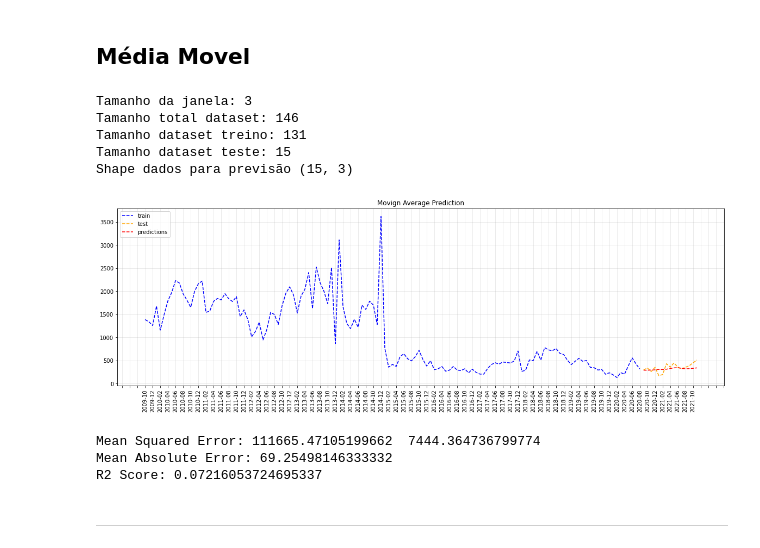
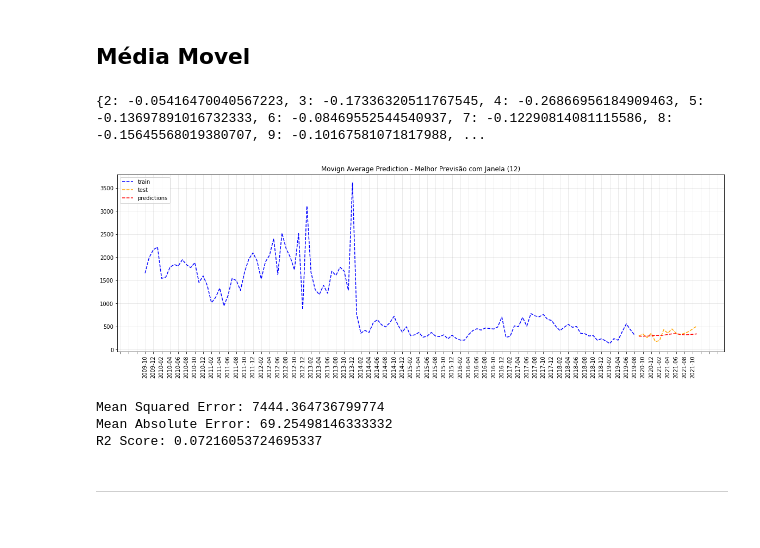
Before and after one commit to gdutramartins/forecast-desembolso, a Jupyter notebook: univariate_stats_pred.ipynb, the cells around one changed output. Drawn from its saved outputs; the diff is of its cells as text; code cells hidden in the pictures.

```diff
--- a/univariate_stats_pred.ipynb
+++ b/univariate_stats_pred.ipynb
@@ -69,0 +65,10 @@ def prepare_test_window_dataset(full_dataset: np.ndarray, test_percentual_size:
+# %%
+def get_predictions_performance(y_pred: np.ndarray, y_true: np.ndarray, metric: str):
+    if metric == MEAN_ABSOLUTE_METRIC:
+        return mean_absolute_error(y_true, y_pred)
+    elif metric == MEAN_SQUARED_METRIC:
+        return mean_squared_error(y_true, y_pred, squared=True)
+    elif metric == R2_METRIC:
+        return r2_score(y_true, y_pred)
+    else:
+        raise ValueError(f"Métrica informada é inválida {metric}")
@@ -70,3 +121,14 @@ def prepare_test_window_dataset(full_dataset: np.ndarray, test_percentual_size:
+# %%
+# Retorna X_test, y_pred, y_test respectivamente
+def execute_prevision(pred_function: Callable, window_size:int, observations: np.ndarray) -> Tuple[np.ndarray, np.ndarray, np.ndarray]:
+    X_train, X_test, y_train, y_test = split_train_test_window_dataset(observations, TEST_SPLIT_SIZE, window_size)
+    prediction_list:List = []
+    for t_index in range(len(y_train)):
+        valor_previsto = pred_function(y_train[t_index])
+        prediction_list.append(valor_previsto)
+    prediction = np.array(prediction_list)
+
+    return X_test, prediction, y_test
 # %% [markdown]
 ---
 # %% [markdown]
@@ -80,14 +139,4 @@ test_size: int = 10 #em percentual
 # %%
-train, test, test_dataset = prepare_test_window_dataset(desembolso, test_size, window_size)
+best_window_ma, best_metric_value_ma = get_best_window_size(desembolso, TEST_SPLIT_SIZE, predict_by_moving_average, min_size=2, max_size=12, metric=R2_METRIC)
+# %% [output]
+{2: -0.05416470040567223, 3: -0.17336320511767545, 4: -0.26866956184909463, 5: -0.13697891016732333, 6: -0.08469552544540937, 7: -0.12290814081115586, 8: -0.15645568019380707, 9: -0.10167581071817988, ...
-# %%
-print(f'Tamanho da janela: {window_size}')
-print(f'Tamanho total dataset: {len(desembolso)}')
-print('Tamanho dataset treino:', len(train))
-print('Tamanho dataset teste:', len(test))
-print(f'Shape dados para previsão {test_dataset.shape}')
-# %% [output]
-Tamanho da janela: 3
-Tamanho total dataset: 146
-Tamanho dataset treino: 131
-Tamanho dataset teste: 15
-Shape dados para previsão (15, 3)
@@ -99,25 +143,26 @@ ma_prediction = np.array(ma_prediction_list)
+# %%
+X_test, ma_prediction, y_true = execute_prevision(predict_by_moving_average, best_window_ma, desembolso)
 # %%
 plt.figure(figsize=(20,6))
 plt.xticks(rotation='vertical')
 plt.gca().xaxis.set_major_locator(plt.MultipleLocator(2))
-plt.plot(desembolso_time[:-len(test)], train, 'b--', label="train")
-plt.plot(desembolso_time[-len(test):], test, color='orange', linestyle="--", label="test")
-plt.plot(desembolso_time[-len(test):], ma_prediction, 'r--', label="predictions")
+plt.plot(desembolso_time[:len(X_test)], X_test, 'b--', label="train")
+plt.plot(desembolso_time[-len(y_true):], y_true, color='orange', linestyle="--", label="test")
+plt.plot(desembolso_time[-len(ma_prediction):], ma_prediction, 'r--', label="predictions")
 plt.legend(loc='upper left')
-plt.title("Movign Average Prediction")
+plt.title(f"Movign Average Prediction - Melhor Previsão com Janela ({best_window_ma})")
 plt.grid(alpha=0.3);
 # %% [output]
-[figure, old version]
+[figure, new version]
 # %%
-ma_mse = mse(test, ma_prediction)
-ma_mse_sk = mean_squared_error(test, ma_prediction, squared=True)
-ma_mae = mean_absolute_error(test, ma_prediction)
-ma_r2 = r2_score(test, ma_prediction)
-print(f'Mean Squared Error: {ma_mse} ', ma_mse_sk)
+ma_mse = mean_squared_error(y_true, ma_prediction, squared=True)
+ma_mae = mean_absolute_error(y_true, ma_prediction)
+ma_r2 = r2_score(y_true, ma_prediction)
+print(f'Mean Squared Error: {ma_mse} ')
 print(f'Mean Absolute Error: {ma_mae}')
 print(f'R2 Score: {ma_r2}')
 # %% [output]
-Mean Squared Error: 111665.47105199662  7444.364736799774
+Mean Squared Error: 7444.364736799774
 Mean Absolute Error: 69.25498146333332
 R2 Score: 0.07216053724695337
 # %% [markdown]
```
Also changed, not shown: parts of 36 cells of this notebook, 1 other file.
